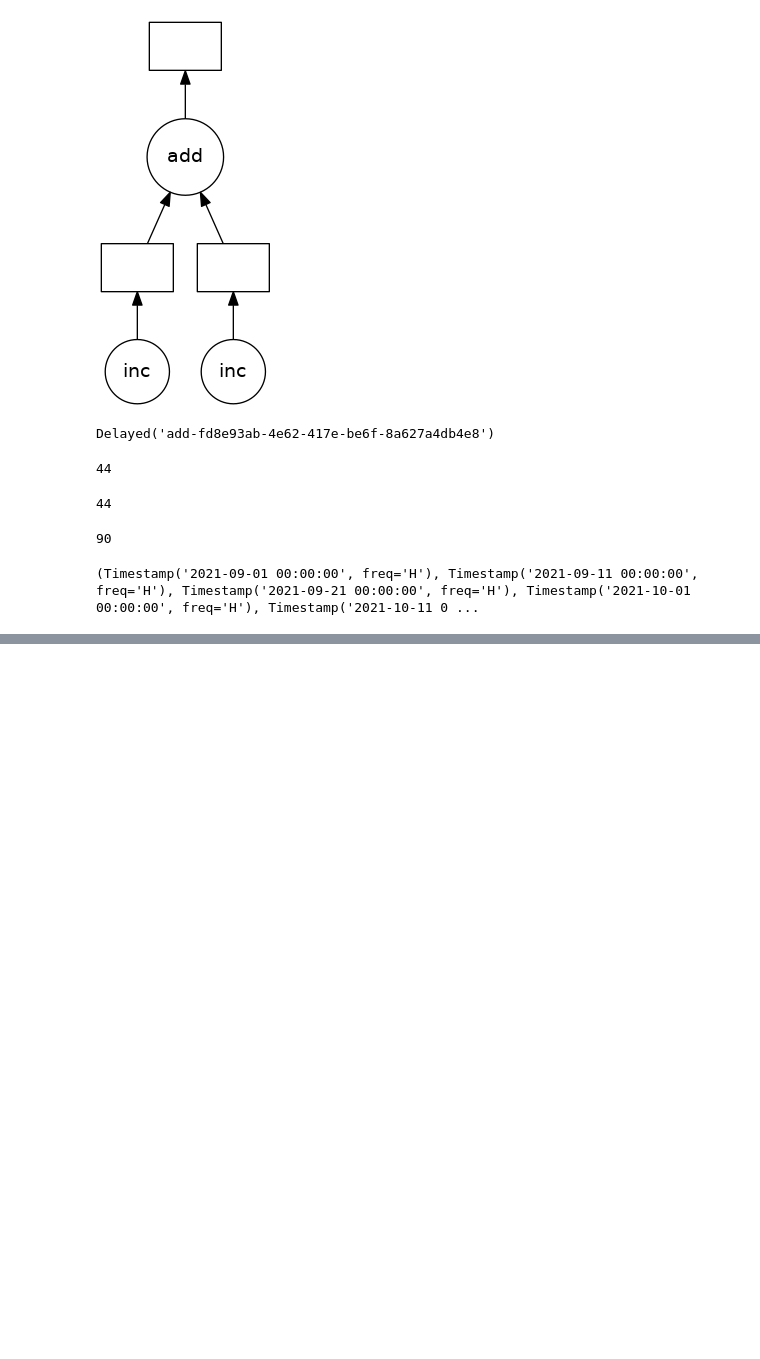
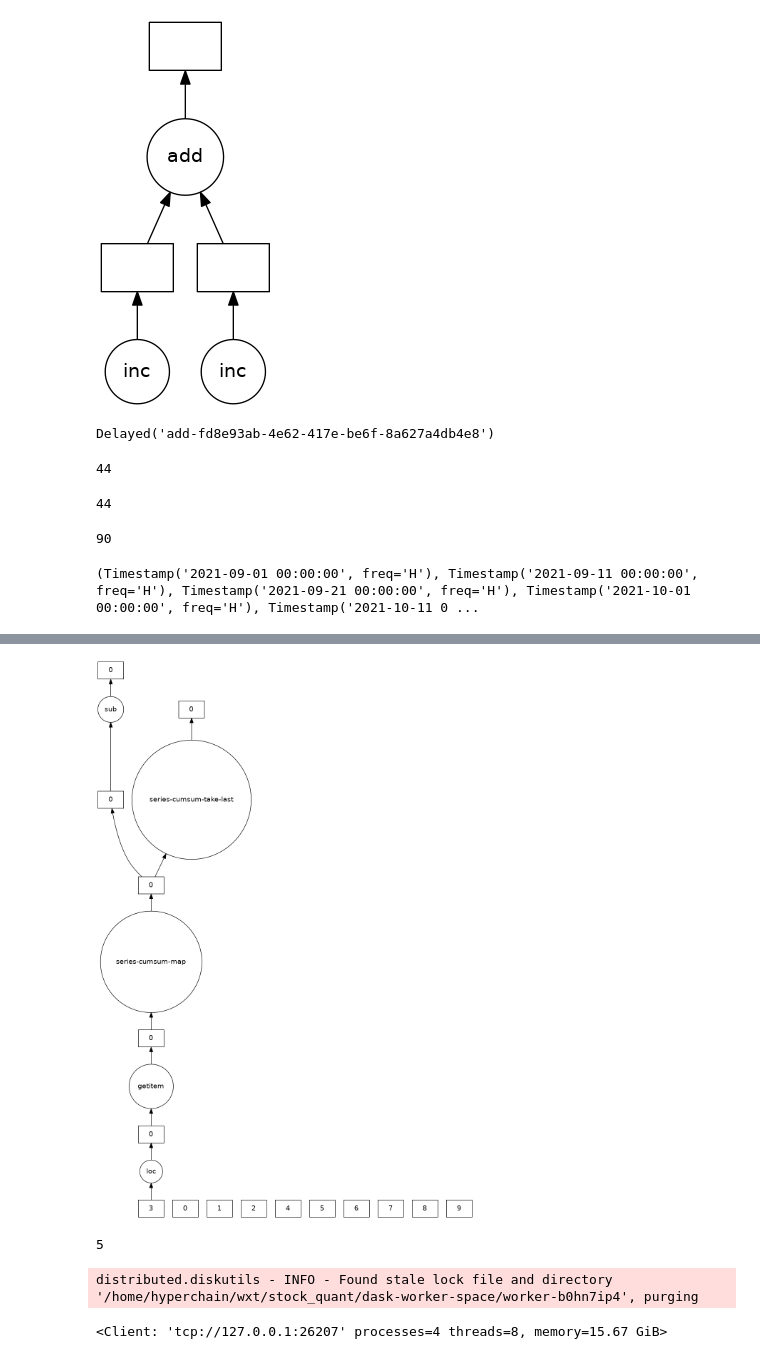
Before and after one commit to PKQ1688/stock_quant, a Jupyter notebook: MachineLearning/tutorial/dask_tutorial.ipynb, the cells around one changed output, grey strips where cells are left out. Drawn from its saved outputs; the diff is of its cells as text; code cells hidden in the pictures; blank space fills up the shorter version.

```diff
--- a/MachineLearning/tutorial/dask_tutorial.ipynb
+++ b/MachineLearning/tutorial/dask_tutorial.ipynb
@@ -119,0 +166,2 @@ print(ddf.divisions)
+# %%
+result = ddf["2021-10-01": "2021-10-09 5:00"].a.cumsum() - 100
@@ -119,0 +204,4 @@ print(ddf.divisions)
+# %%
+result.visualize()
+# %% [output]
+[figure, added]
@@ -119,0 +224,13 @@ print(ddf.divisions)
+# %%
+c
+# %% [output]
+5
+# %%
+from dask.distributed import Client
+client = Client()
+# %% [output]
+distributed.diskutils - INFO - Found stale lock file and directory '/home/hyperchain/wxt/stock_quant/dask-worker-space/worker-b0hn7ip4', purging
+# %%
+client
+# %% [output]
+<Client: 'tcp://127.0.0.1:26207' processes=4 threads=8, memory=15.67 GiB>
```
Also changed, not shown: parts of 9 cells of this notebook, 3 other files.
